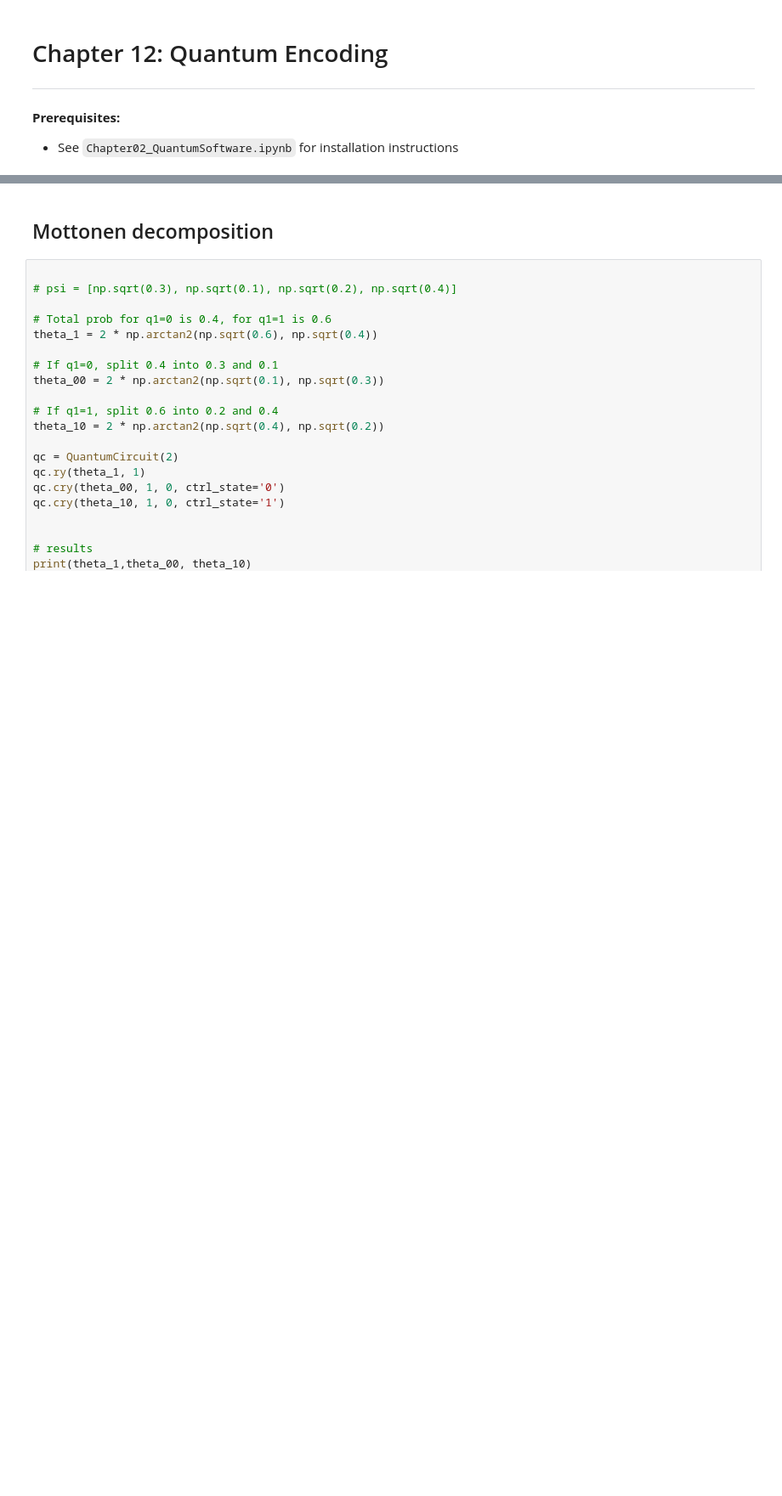
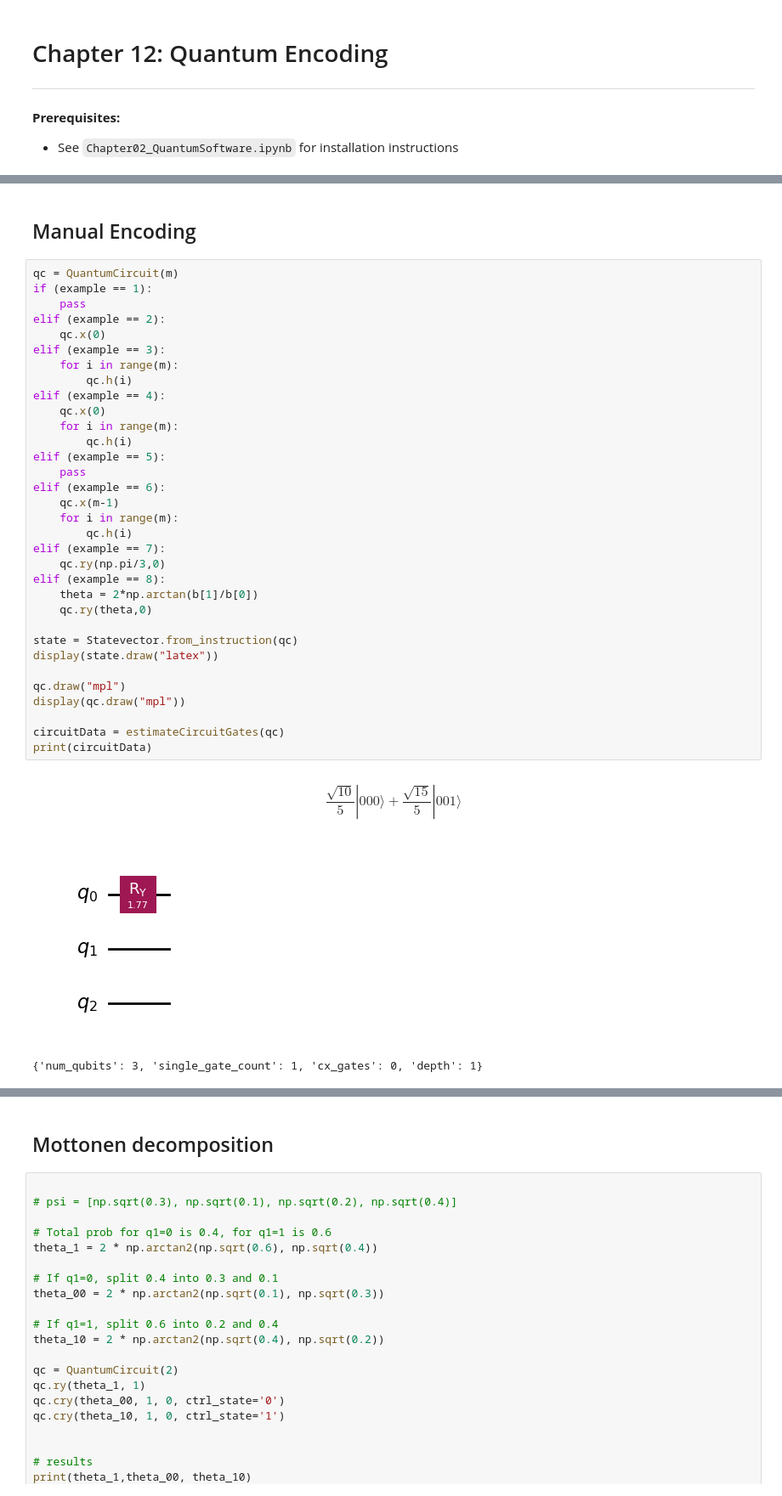
Before and after one commit to UW-ERSL/AppliedQC, a Jupyter notebook: Chapter12_QuantumEncoding_notebook.ipynb, the cells around one changed output, grey strips where cells are left out. Shown at 85% size. Saved outputs shown, nothing was run; the diff lists cells and outputs as text; blank space fills up the shorter version.

```diff
--- a/Chapter12_QuantumEncoding_notebook.ipynb
+++ b/Chapter12_QuantumEncoding_notebook.ipynb
@@ -27 +85,40 @@ from Chapter12_QuantumEncoding_functions import (LCU_Ax,Pauli_Block_Encoding)
+# %% [markdown]
+## Manual Encoding
+# %%
+qc = QuantumCircuit(m)
+if (example == 1):
+    pass
+elif (example == 2):
+    qc.x(0)
+elif (example == 3):
+    for i in range(m):
+        qc.h(i)
+elif (example == 4):
+    qc.x(0)
+    for i in range(m):
+        qc.h(i)
+elif (example == 5):
+    pass
+elif (example == 6):
+    qc.x(m-1)
+    for i in range(m):
+        qc.h(i)
+elif (example == 7):
+    qc.ry(np.pi/3,0)
+elif (example == 8):
+    theta = 2*np.arctan(b[1]/b[0])
+    qc.ry(theta,0)
+
+state = Statevector.from_instruction(qc)
+display(state.draw("latex"))
+
+qc.draw("mpl")
+display(qc.draw("mpl"))
+
+circuitData = estimateCircuitGates(qc)
+print(circuitData)
+# %% [output]
+$$\frac{\sqrt{10}}{5} |000\rangle+\frac{\sqrt{15}}{5} |001\rangle$$
+[figure, added]
+{'num_qubits': 3, 'single_gate_count': 1, 'cx_gates': 0, 'depth': 1}
 # %% [markdown]
```
Also changed, not shown: parts of 9 cells of this notebook, 2 other files.
